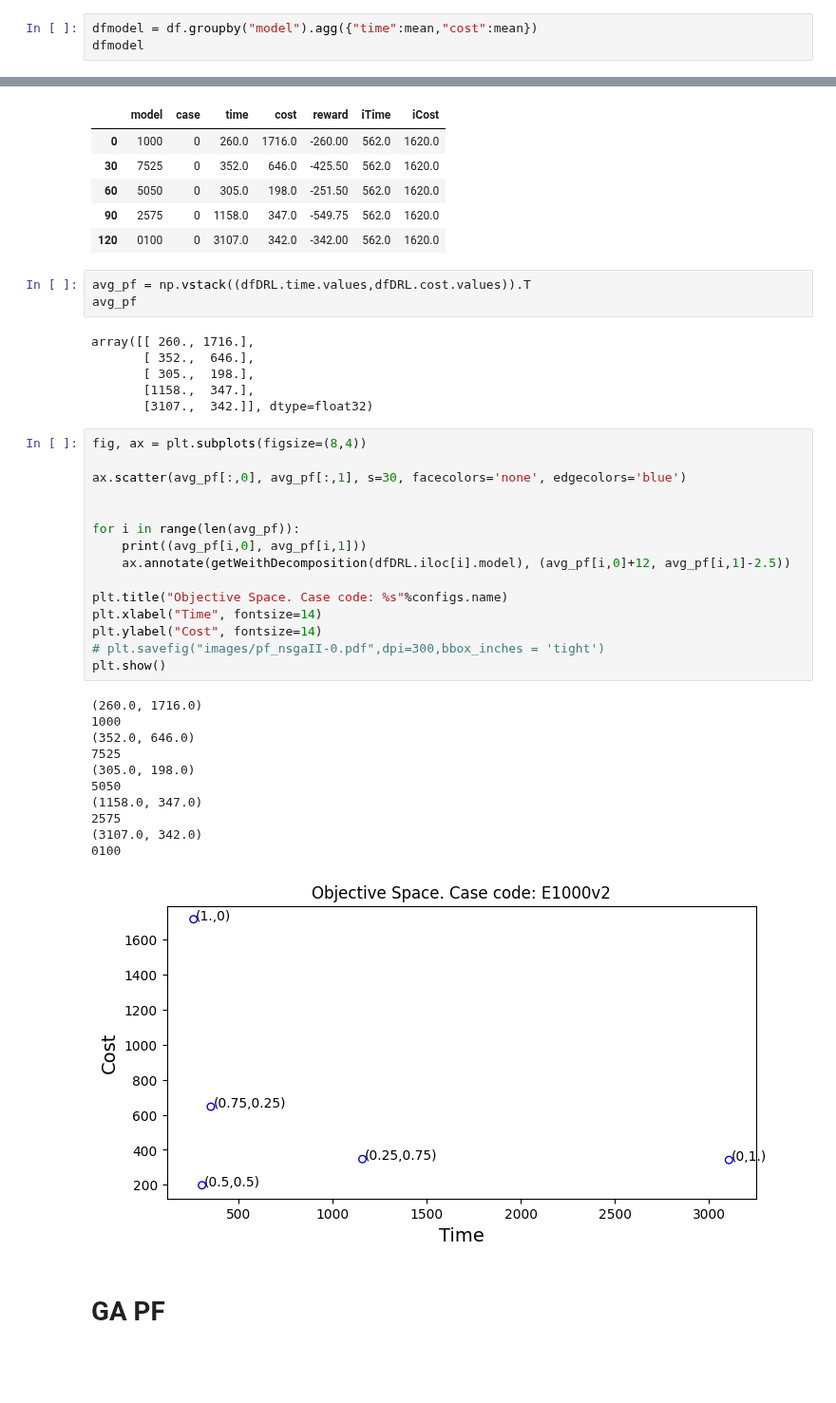
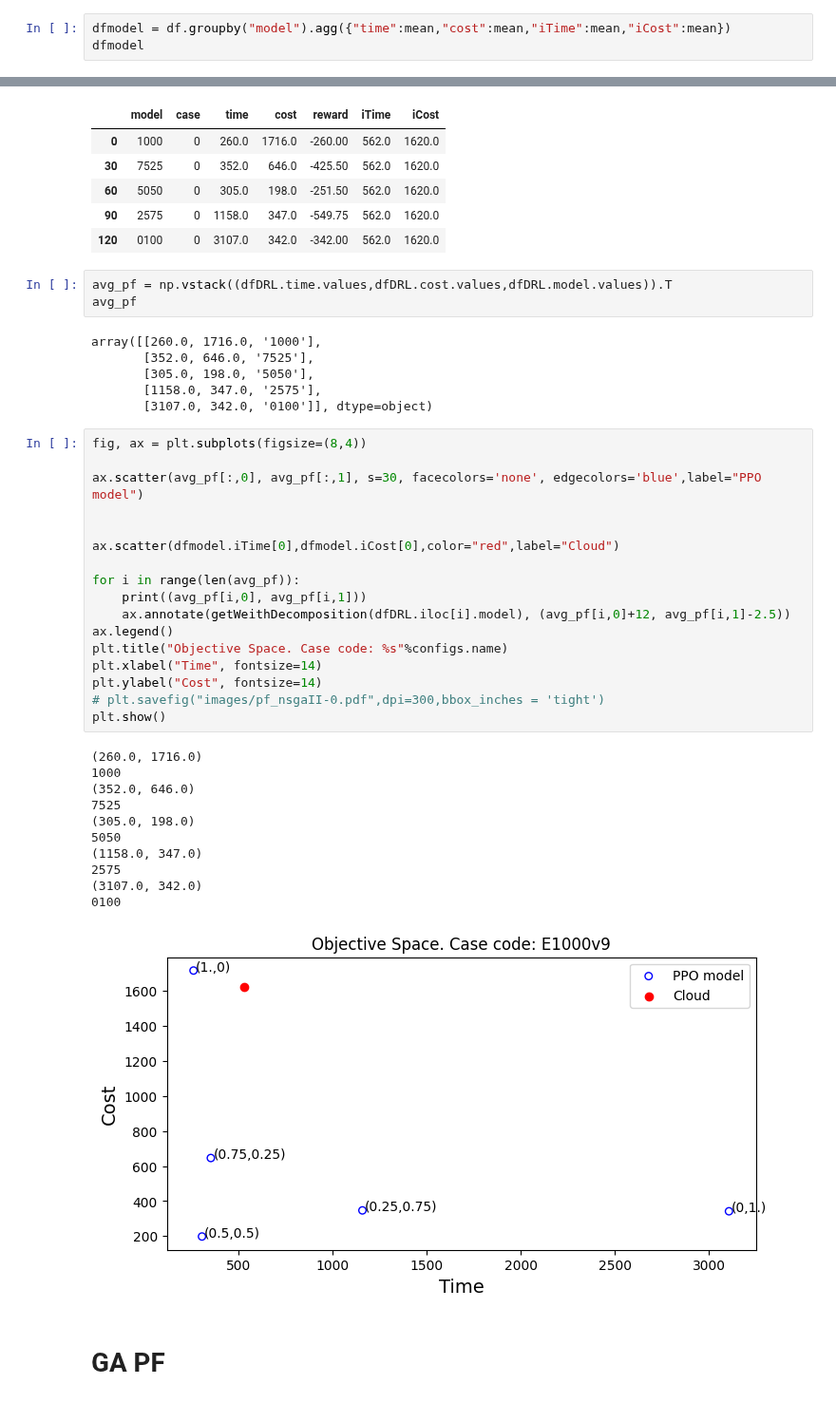
Before and after one commit to acsicuib/DRL-AC-Allocation, a Jupyter notebook: notebook_plot_PF_E1000.ipynb, the cells around one changed output, grey strips where cells are left out. Shown at 95% size. Saved outputs shown, nothing was run; the diff lists cells and outputs as text; blank space fills up the shorter version.

```diff
--- a/notebook_plot_PF_E1000.ipynb
+++ b/notebook_plot_PF_E1000.ipynb
@@ -53,6 +53,6 @@ df
 | 149 | 0100 | 29 | 2437.0 | 293.0 | -293.0 | 512.0 | 1620.0 |
 150 rows × 7 columns
 # %%
-dfmodel = df.groupby("model").agg({"time":mean,"cost":mean})
+dfmodel = df.groupby("model").agg({"time":mean,"cost":mean,"iTime":mean,"iCost":mean})
 dfmodel
 # %% [output]
@@ -148,40 +149,42 @@ dfDRL
 | 90 | 2575 | 0 | 1158.0 | 347.0 | -549.75 | 562.0 | 1620.0 |
 | 120 | 0100 | 0 | 3107.0 | 342.0 | -342.00 | 562.0 | 1620.0 |
 # %%
-avg_pf = np.vstack((dfDRL.time.values,dfDRL.cost.values)).T
+avg_pf = np.vstack((dfDRL.time.values,dfDRL.cost.values,dfDRL.model.values)).T
 avg_pf
 # %% [output]
-array([[ 260., 1716.],
-       [ 352.,  646.],
-       [ 305.,  198.],
-       [1158.,  347.],
-       [3107.,  342.]], dtype=float32)
+array([[260.0, 1716.0, '1000'],
+       [352.0, 646.0, '7525'],
+       [305.0, 198.0, '5050'],
+       [1158.0, 347.0, '2575'],
+       [3107.0, 342.0, '0100']], dtype=object)
 # %%
 fig, ax = plt.subplots(figsize=(8,4))
 
-ax.scatter(avg_pf[:,0], avg_pf[:,1], s=30, facecolors='none', edgecolors='blue')
+ax.scatter(avg_pf[:,0], avg_pf[:,1], s=30, facecolors='none', edgecolors='blue',label="PPO model")
 
+
+ax.scatter(dfmodel.iTime[0],dfmodel.iCost[0],color="red",label="Cloud")
 
 for i in range(len(avg_pf)):
     print((avg_pf[i,0], avg_pf[i,1]))
     ax.annotate(getWeithDecomposition(dfDRL.iloc[i].model), (avg_pf[i,0]+12, avg_pf[i,1]-2.5))
-
+ax.legend()
 plt.title("Objective Space. Case code: %s"%configs.name)
 plt.xlabel("Time", fontsize=14)
 plt.ylabel("Cost", fontsize=14)
 # plt.savefig("images/pf_nsgaII-0.pdf",dpi=300,bbox_inches = 'tight')
 plt.show()
 # %% [output]
 (260.0, 1716.0)
 1000
 (352.0, 646.0)
 7525
 (305.0, 198.0)
 5050
 (1158.0, 347.0)
 2575
 (3107.0, 342.0)
 0100
-[figure, old version]
+[figure, new version]
 # %% [markdown]
 # GA PF
```
Also changed, not shown: parts of 12 cells of this notebook, 21 other files.
